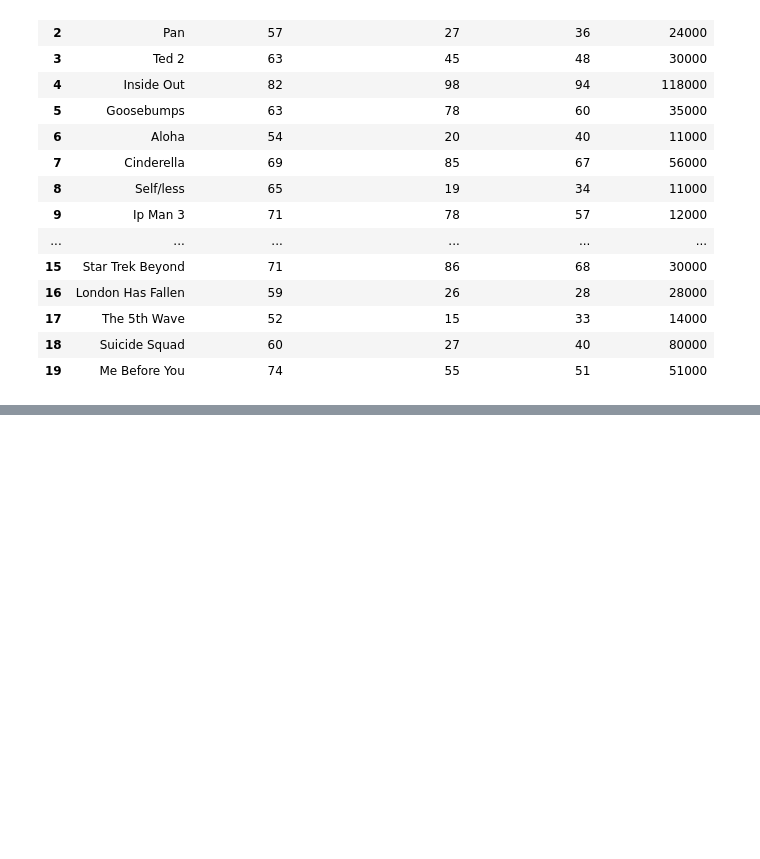
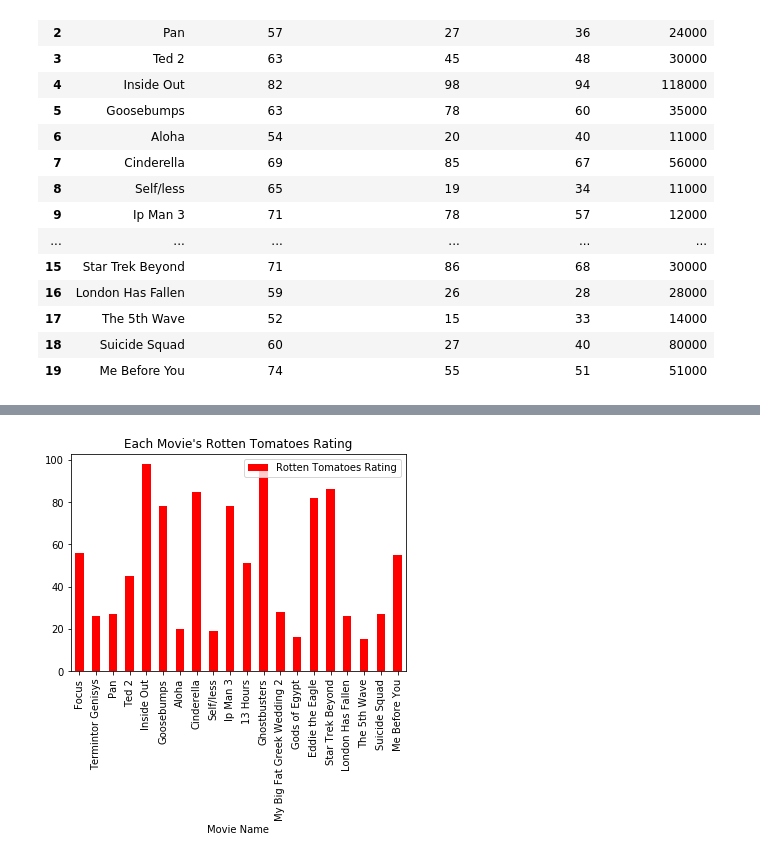
Before and after one commit to MRSantos1/DataVisProject1, a Jupyter notebook: DataVizProjectStarterBook-Hissey-Edits-10.1.19.ipynb, the cells around one changed output, grey strips where cells are left out. Saved outputs shown, nothing was run; the diff lists cells and outputs as text; code cells hidden in the pictures; blank space fills up the shorter version.

```diff
--- a/DataVizProjectStarterBook-Hissey-Edits-10.1.19.ipynb
+++ b/DataVizProjectStarterBook-Hissey-Edits-10.1.19.ipynb
@@ -268,0 +322,9 @@ master_movie_df
+# %%
+# Generate a bar chart displaying each movie's facebook likes & IMDB rating
+master_movie_df.plot(kind='Bar',x='Movie Name',y='Rotten Tomatoes Rating',color='red')
+plt.title("Each Movie's Rotten Tomatoes Rating")
+ax.set_ylabel('Rotten Tomatoes Rating')
+plt.legend(loc='best')
+plt.show()
+# %% [output]
+[figure, added]
```
Also changed, not shown: parts of 11 cells of this notebook, 1 other file.
